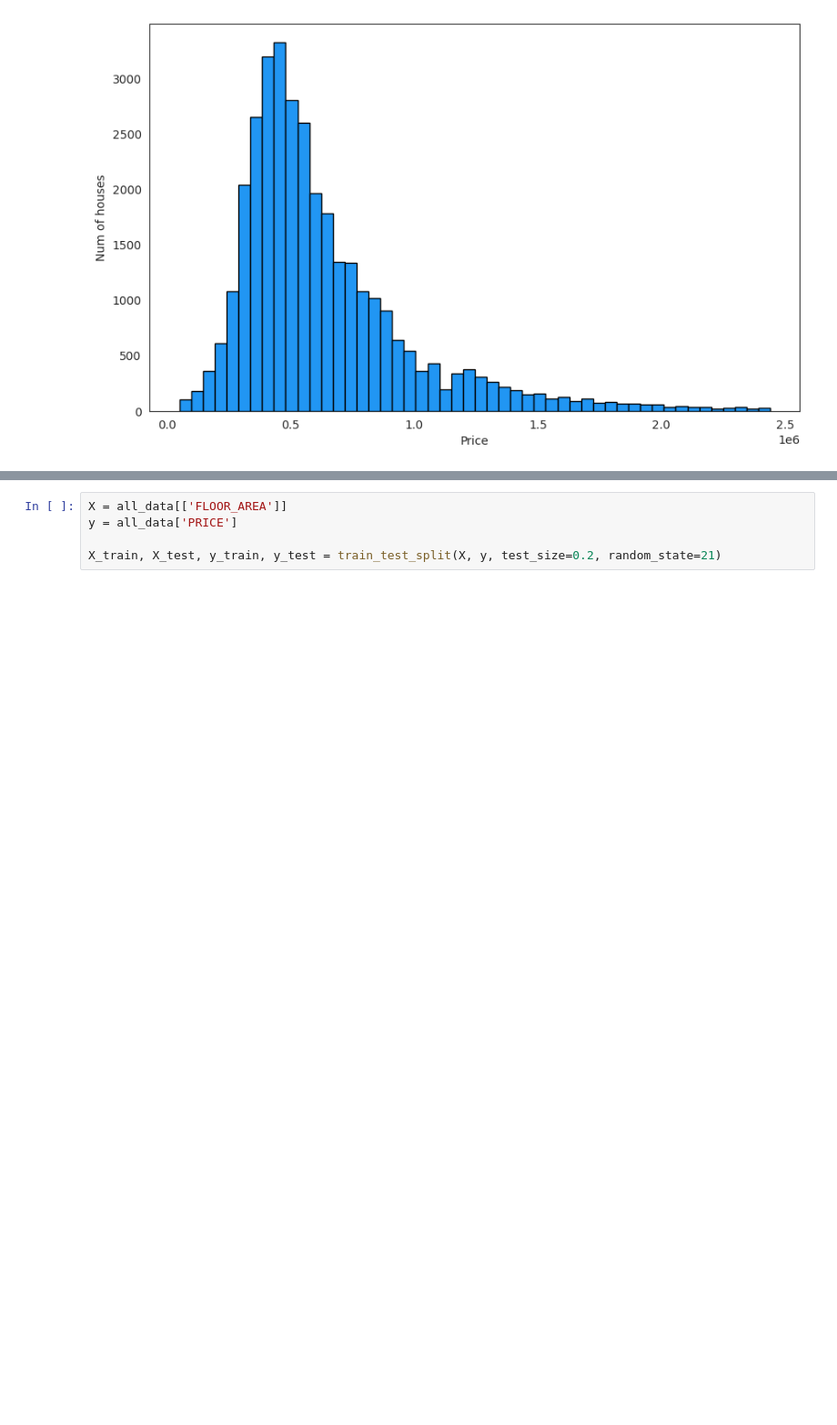
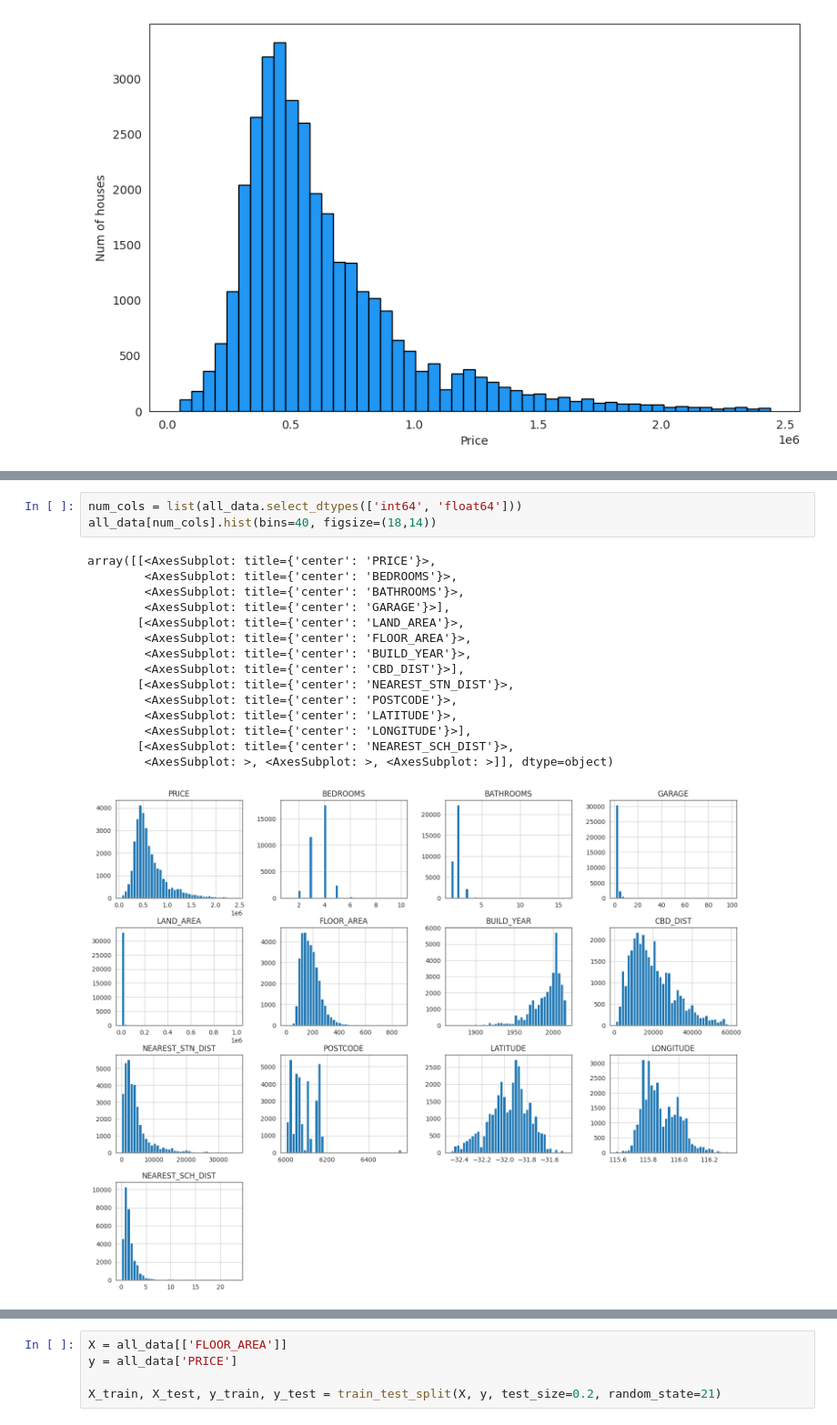
Before and after one commit to Top-AI-team/house-price-prediction, a Jupyter notebook: perth_try.ipynb, the cells around one changed output, grey strips where cells are left out. Shown at 91% size. Drawn from its saved outputs; the diff is of its cells as text; blank space fills up the shorter version.

Commit message:
Added hists

```diff
--- a/perth_try.ipynb
+++ b/perth_try.ipynb
@@ -116,0 +121,19 @@ plt.show()
+# %%
+num_cols = list(all_data.select_dtypes(['int64', 'float64']))
+all_data[num_cols].hist(bins=40, figsize=(18,14))
+# %% [output]
+array([[<AxesSubplot: title={'center': 'PRICE'}>,
+        <AxesSubplot: title={'center': 'BEDROOMS'}>,
+        <AxesSubplot: title={'center': 'BATHROOMS'}>,
+        <AxesSubplot: title={'center': 'GARAGE'}>],
+       [<AxesSubplot: title={'center': 'LAND_AREA'}>,
+        <AxesSubplot: title={'center': 'FLOOR_AREA'}>,
+        <AxesSubplot: title={'center': 'BUILD_YEAR'}>,
+        <AxesSubplot: title={'center': 'CBD_DIST'}>],
+       [<AxesSubplot: title={'center': 'NEAREST_STN_DIST'}>,
+        <AxesSubplot: title={'center': 'POSTCODE'}>,
+        <AxesSubplot: title={'center': 'LATITUDE'}>,
+        <AxesSubplot: title={'center': 'LONGITUDE'}>],
+       [<AxesSubplot: title={'center': 'NEAREST_SCH_DIST'}>,
+        <AxesSubplot: >, <AxesSubplot: >, <AxesSubplot: >]], dtype=object)
+[figure, added]
```
Also changed, not shown: parts of 7 cells of this notebook.
